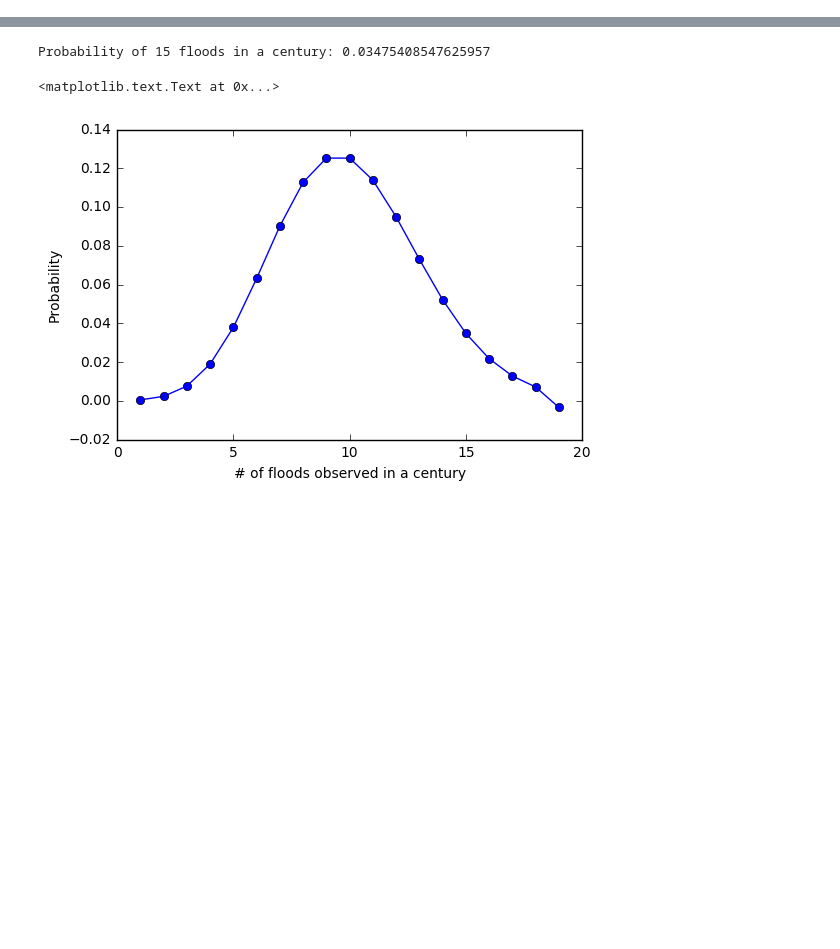
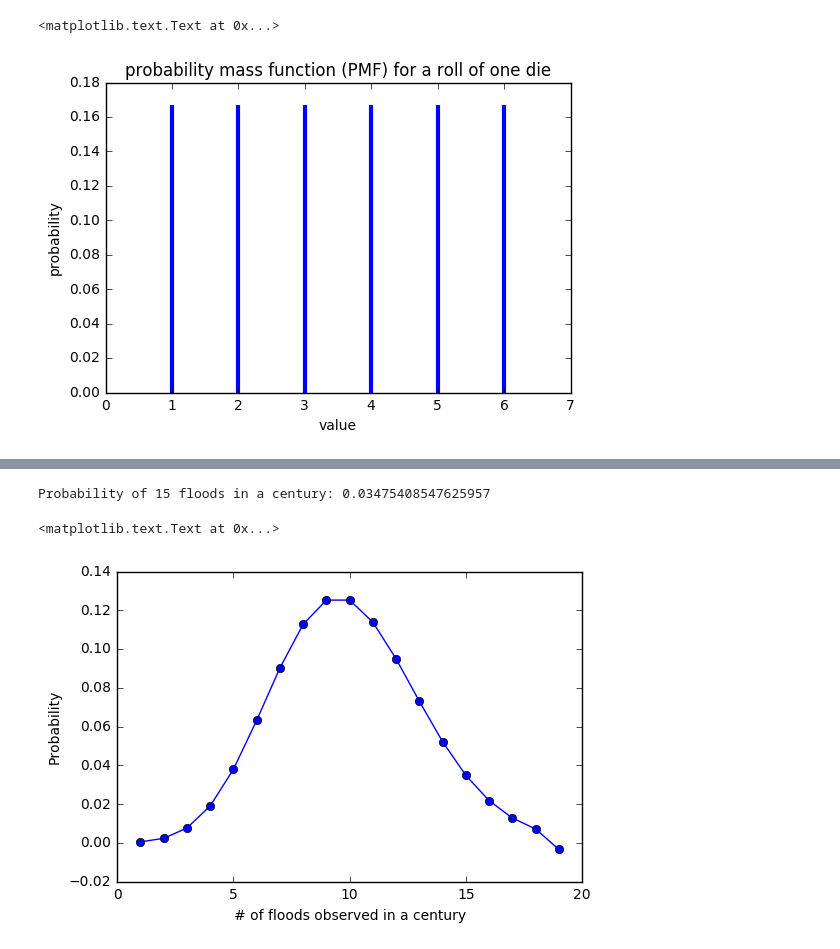
Before and after one commit to mlmldata2020/course-notes, a Jupyter notebook: week01-probability_and_distributions.ipynb, the cells around one changed output, grey strips where cells are left out. Saved outputs shown, nothing was run; the diff lists cells and outputs as text; code cells hidden in the pictures; blank space fills up the shorter version.

```diff
--- a/week01-probability_and_distributions.ipynb
+++ b/week01-probability_and_distributions.ipynb
@@ -36,0 +45,17 @@ Jimmy (Rick Starr's Lab) - Looking at fish counts
+# %%
+# generate a uniform distribution
+# see https://docs.scipy.org/doc/scipy/reference/generated/scipy.stats.randint.html#scipy.stats.randint
+low = 1
+high = 7
+rv = stats.randint(low, high)
+
+# plot the probability mass function
+x = np.arange(low,high)
+plt.vlines(x, 0, rv.pmf(x), colors='b', linestyles='-', lw=3)
+plt.xlim(0,7)
+plt.title('probability mass function (PMF) for a roll of one die')
+plt.xlabel('value')
+plt.ylabel('probability')
+# %% [output]
+<matplotlib.text.Text at 0x...>
+[figure, added]
```
Also changed, not shown: parts of 16 cells of this notebook, 1 other file.
